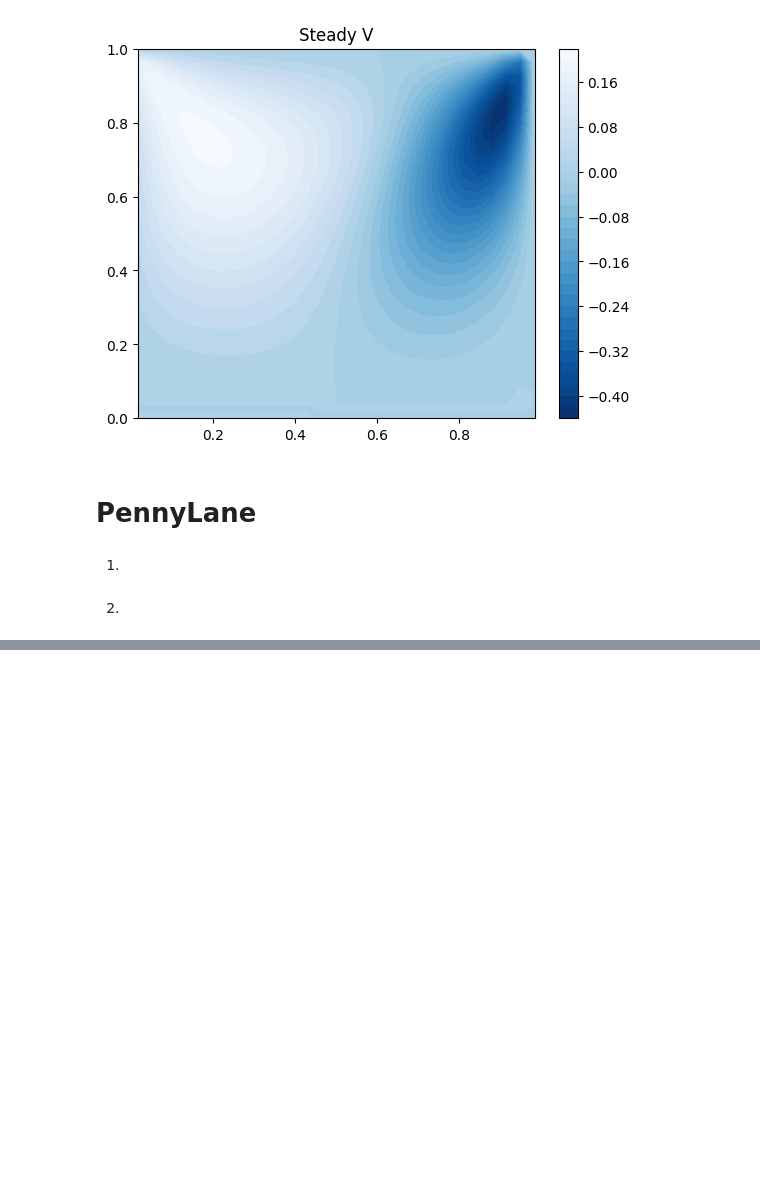
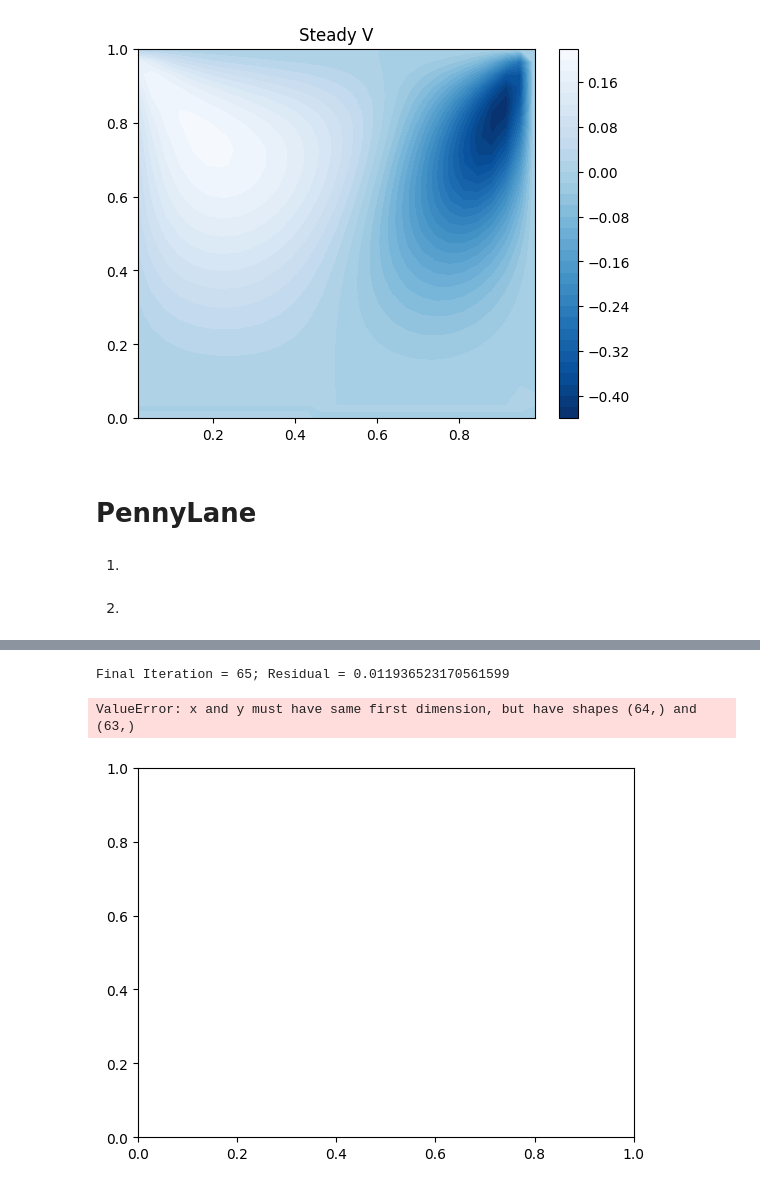
Before and after one commit to costpetrides/Fluid-Dynamics-Navier-Stokes, a Jupyter notebook: PennyLane.ipynb, the cells around one changed output, grey strips where cells are left out. Saved outputs shown, nothing was run; the diff lists cells and outputs as text; code cells hidden in the pictures; blank space fills up the shorter version.

```diff
--- a/PennyLane.ipynb
+++ b/PennyLane.ipynb
@@ -597,0 +1077,22 @@ def plot_vqe_history(history):
+# %%
+
+
+def pressure_correct(imax, jmax, rhsp, Ap, p, alpha):
+    pressure = np.copy(p)
+    p_prime = np.zeros((imax, jmax))
+
+    # Quantum επίλυση με VQE
+    print(">> Solving pressure correction using PennyLane VQE...")
+    p_prime_interior = vqe_solve_pennylane(Ap, rhsp, max_steps=200, verbose=True)
+
+
+    z = 0
+    for j in range(jmax):
+        for i in range(imax):
+            p_prime[i, j] = p_prime_interior[z]
+            pressure[i, j] = p[i, j] + alpha * p_prime[i, j]
+            z += 1
+
+    pressure[0, 0] = 0  # φραγή πίεσης
+
+    return pressure, p_prime
@@ -597,0 +1251,14 @@ def plot_vqe_history(history):
+# %%
+# Final residual
+print(f"Final Iteration = {iteration}; Residual = {max_res}")
+plt.plot(np.arange(iteration)[0:-1], res_hist)
+plt.xlabel("Iterations")
+plt.ylabel("Residual")
+plt.title("Convergence History")
+# plt.grid()
+ax = plt.gca()
+ax.set_yscale("log")
+# %% [output]
+Final Iteration = 65; Residual = 0.011936523170561599
+ValueError: x and y must have same first dimension, but have shapes (64,) and (63,)
+[figure, added]
```
Also changed, not shown: parts of 7 cells of this notebook.
